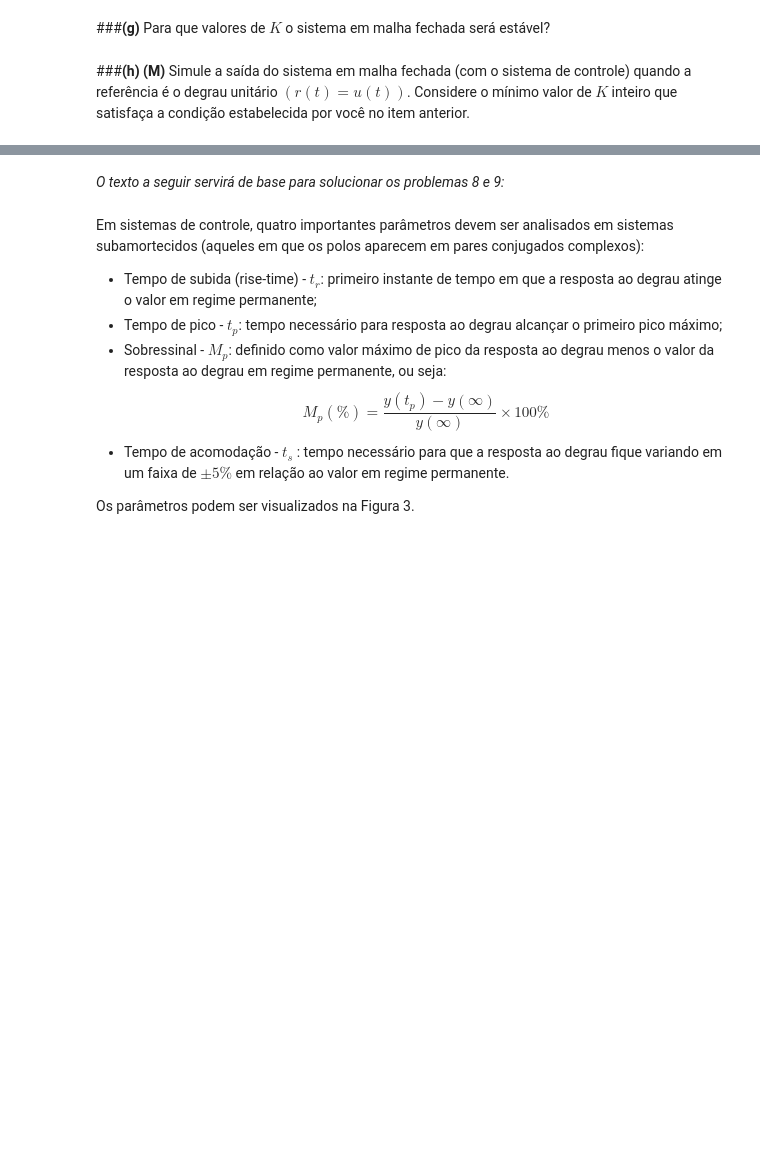
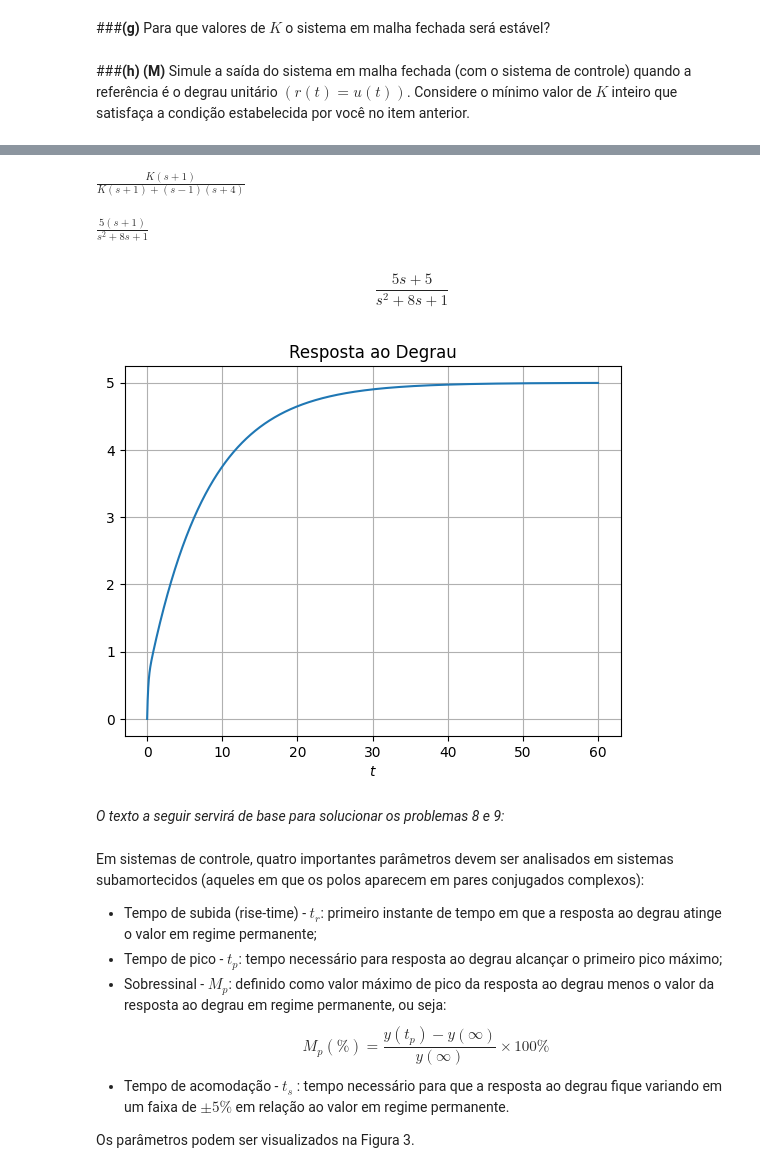
Before and after one commit to nestorfranca/Sinais, a Jupyter notebook: Prova2.ipynb, the cells around one changed output, grey strips where cells are left out. Drawn from its saved outputs; the diff is of its cells as text; code cells hidden in the pictures; blank space fills up the shorter version.

```diff
--- a/Prova2.ipynb
+++ b/Prova2.ipynb
@@ -500,3 +552,49 @@ Mínimo valor inteiro de k: 5
+# %%
+K = sympy.symbols('K')
+
+C = K
+G = (s + 1)/((s - 1)*(s + 4))
+
+H = C*G/(1 + C*G)
+sympy.simplify(H)
+# %% [output]
+$\displaystyle \frac{K \left(s + 1\right)}{K \left(s + 1\right) + \left(s - 1\right) \left(s + 4\right)}$
+# %%
+C = 5
+G = (s + 1)/((s - 1)*(s + 4))
+
+H = C*G/(1 + C*G)
+sympy.simplify(H)
+# %% [output]
+$\displaystyle \frac{5 \left(s + 1\right)}{s^{2} + 8 s + 1}$
+# %%
+import control as control
+import numpy as np
+
+num = np.array([5, 5])
+den = np.array([1, 8, 1])
+H = control.tf(num , den)
+H
+# %% [output]
+$$\frac{5 s + 5}{s^2 + 8 s + 1}$$
+# %%
+import matplotlib.pyplot as plt
+
+t0 = 0
+tend = 60
+dt = 1e-4
+Npoints = int((tend - t0)/dt)
+T = np.linspace(t0,tend,Npoints)
+
+t, h = control.step_response(H, T)
+
+plt.plot(t, h)
+plt.title("Resposta ao Degrau")
+plt.xlabel("$t$")
+plt.grid()
+plt.show()
+# %% [output]
+[figure, added]
 # %% [markdown]
 *O texto a seguir servirá de base para solucionar os problemas 8 e 9:*
 # %% [markdown]
```
Also changed, not shown: parts of 16 cells of this notebook.
